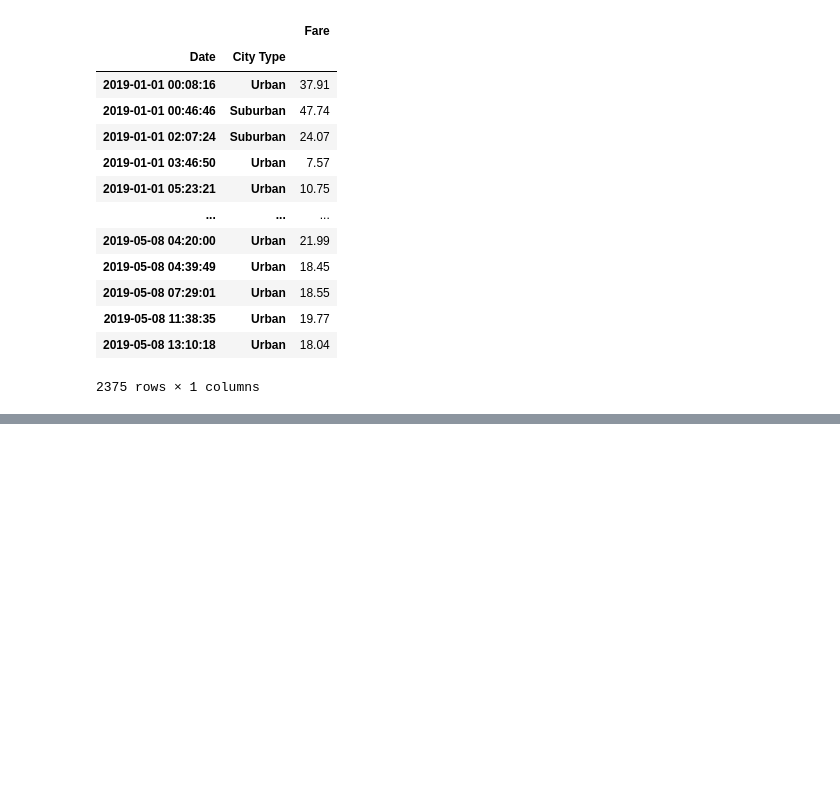
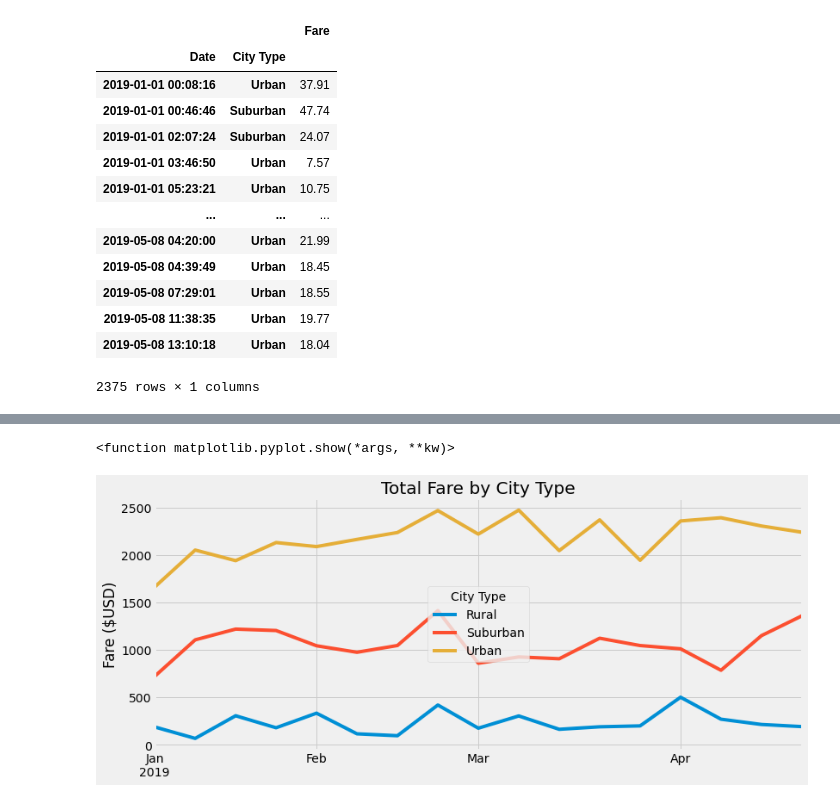
Before and after one commit to ndxn/PyBer_Analysis, a Jupyter notebook: Pyber.ipynb, the cells around one changed output, grey strips where cells are left out. Drawn from its saved outputs; the diff is of its cells as text; code cells hidden in the pictures; blank space fills up the shorter version.

```diff
--- a/Pyber.ipynb
+++ b/Pyber.ipynb
@@ -1027,8 +1071,8 @@ memory usage: 55.7+ KB
 #pyberFaresTypeDateViaSeriesDF.head()
 # %%
 # You can create the DataFrame on a groupby() object in one step.
-pyberFaresTypeDateDF = pd.DataFrame(pyberFaresByTypeDF.groupby(["Date", "City Type"]).sum())
-pyberFaresTypeDateDF
+pyberNewIndex = pd.DataFrame(pyberFaresByTypeDF.groupby(["Date", "City Type"]).sum())
+pyberNewIndex
 # %% [output]
 |  |  | Fare |
 | Date | City Type |  |
@@ -1045,7 +1089,8 @@ pyberFaresTypeDateDF
 | 2019-05-08 13:10:18 | Urban | 18.04 |
 2375 rows × 1 columns
 # %%
-# Reset the index, then create a pivot table DataFrame with the Date as the index and columns = 'City Type'.
-pyberFaresTypeDateDF.reset_index(["Date"], columns = 'City Type')#
-pyberFaresTypeDateDF.head()
+# Reset the index, Then create a pivot table DataFrame with the Date as the index and columns = 'City Type'.
+pyberNewIndex2 = pyberNewIndex.reset_index()
+pyberPivot = pyberNewIndex2.pivot(index="Date", columns = "City Type")["Fare"]
+pyberPivot.head()
 # %% [output]
@@ -1052,0 +1104,6 @@ TypeError: reset_index() got an unexpected keyword argument 'columns'
+# %%
+# Create a new DataFrame from the pivot table DataFrame on the given dates
+
+pyberPivotFiltered = pyberPivot.loc['2019-01-01':'2019-04-28']
+#pyberPivotFiltered.index = pd.to_datetime(pyberPivotFiltered["Date"])
+pyberPivotFiltered.head()
@@ -1052,0 +1118,3 @@ TypeError: reset_index() got an unexpected keyword argument 'columns'
+# %%
+pyberPivotResampled = pyberPivotFiltered.resample('W').sum()
+pyberPivotResampled
@@ -1052,0 +1141,16 @@ TypeError: reset_index() got an unexpected keyword argument 'columns'
+# %%
+# Using the object-oriented interface method, plot the DataFrame you created in Step 9 using the df.plot() function
+# Create the plot with ax.plt()
+
+plt.style.use('fivethirtyeight')
+
+ax = pyberPivotResampled.plot(figsize=(12,5))
+ax.set_title("Total Fare by City Type")
+ax.set_ylabel('Fare ($USD)') #Add a label to the y-axis.
+ax.set_xlabel('') #Add a label to the y-axis.
+ax.legend(loc='center', title='City Type')
+plt.savefig("analysis/Fig8.png")
+plt.show
+# %% [output]
+<function matplotlib.pyplot.show(*args, **kw)>
+[figure, added]
```
Also changed, not shown: parts of 9 cells of this notebook, 2 other files.
